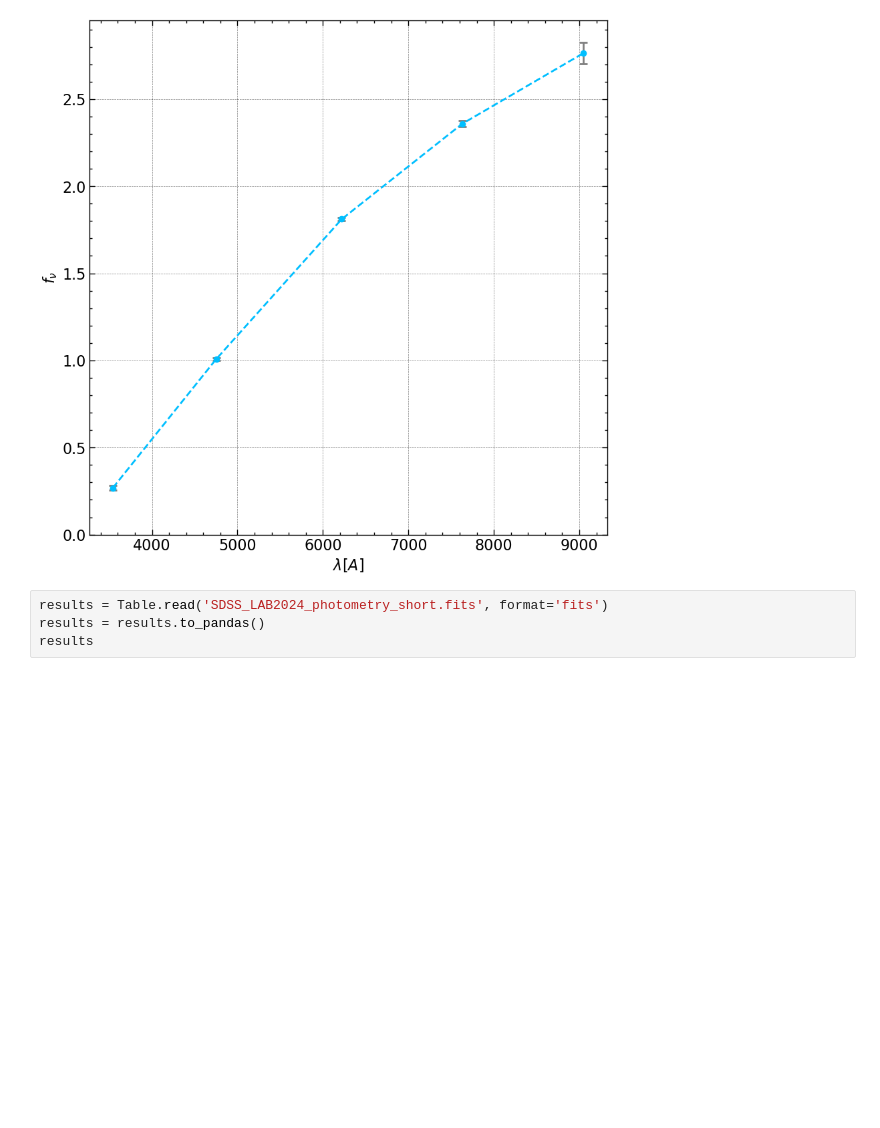
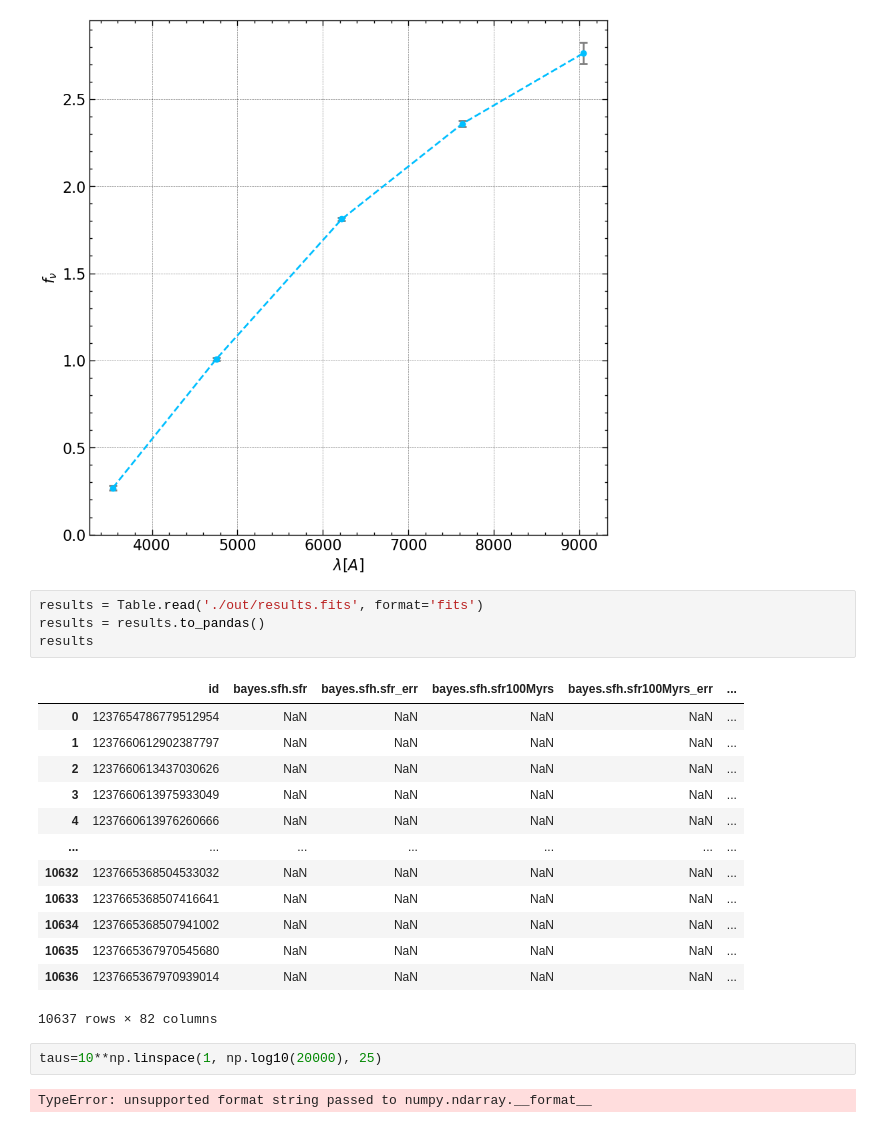
Before and after one commit to M-Bianchi/Laboratory_of_Data_Analysis, a Jupyter notebook: Lecture 5/Lecture5.ipynb, the cells around one changed output. Drawn from its saved outputs; the diff is of its cells as text; blank space fills up the shorter version.

```diff
--- a/Lecture 5/Lecture5.ipynb
+++ b/Lecture 5/Lecture5.ipynb
@@ -40,6 +40,24 @@ Plot(2000)
 # %% [output]
 [figure]
 # %%
-results = Table.read('SDSS_LAB2024_photometry_short.fits', format='fits')
+results = Table.read('./out/results.fits', format='fits')
 results = results.to_pandas()
 results
+# %% [output]
+|  | id | bayes.sfh.sfr | bayes.sfh.sfr_err | bayes.sfh.sfr100Myrs | bayes.sfh.sfr100Myrs_err | ... |
+| 0 | 1237654786779512954 | NaN | NaN | NaN | NaN | ... |
+| 1 | 1237660612902387797 | NaN | NaN | NaN | NaN | ... |
+| 2 | 1237660613437030626 | NaN | NaN | NaN | NaN | ... |
+| 3 | 1237660613975933049 | NaN | NaN | NaN | NaN | ... |
+| 4 | 1237660613976260666 | NaN | NaN | NaN | NaN | ... |
+| ... | ... | ... | ... | ... | ... | ... |
+| 10632 | 1237665368504533032 | NaN | NaN | NaN | NaN | ... |
+| 10633 | 1237665368507416641 | NaN | NaN | NaN | NaN | ... |
+| 10634 | 1237665368507941002 | NaN | NaN | NaN | NaN | ... |
+| 10635 | 1237665367970545680 | NaN | NaN | NaN | NaN | ... |
+| 10636 | 1237665367970939014 | NaN | NaN | NaN | NaN | ... |
+10637 rows × 82 columns
+# %%
+taus=10**np.linspace(1, np.log10(20000), 25)
+# %% [output]
+TypeError: unsupported format string passed to numpy.ndarray.__format__
```
Also changed, not shown: 4 other files.
